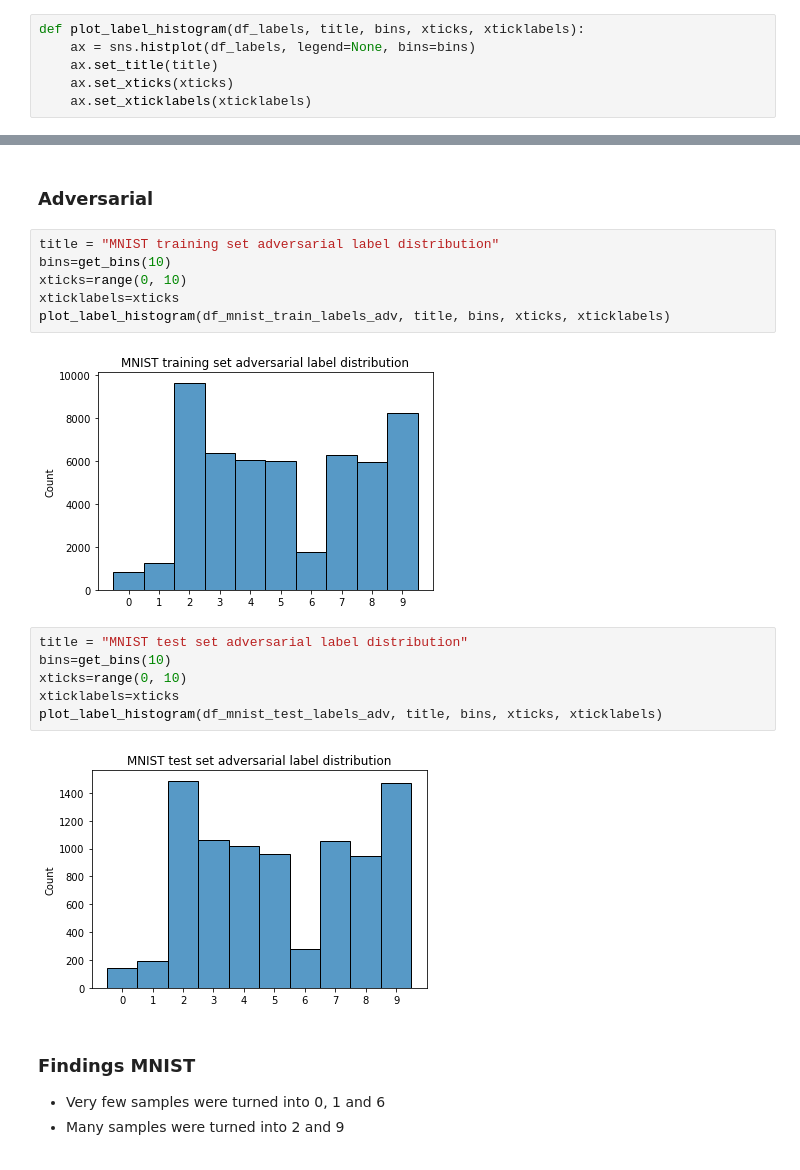
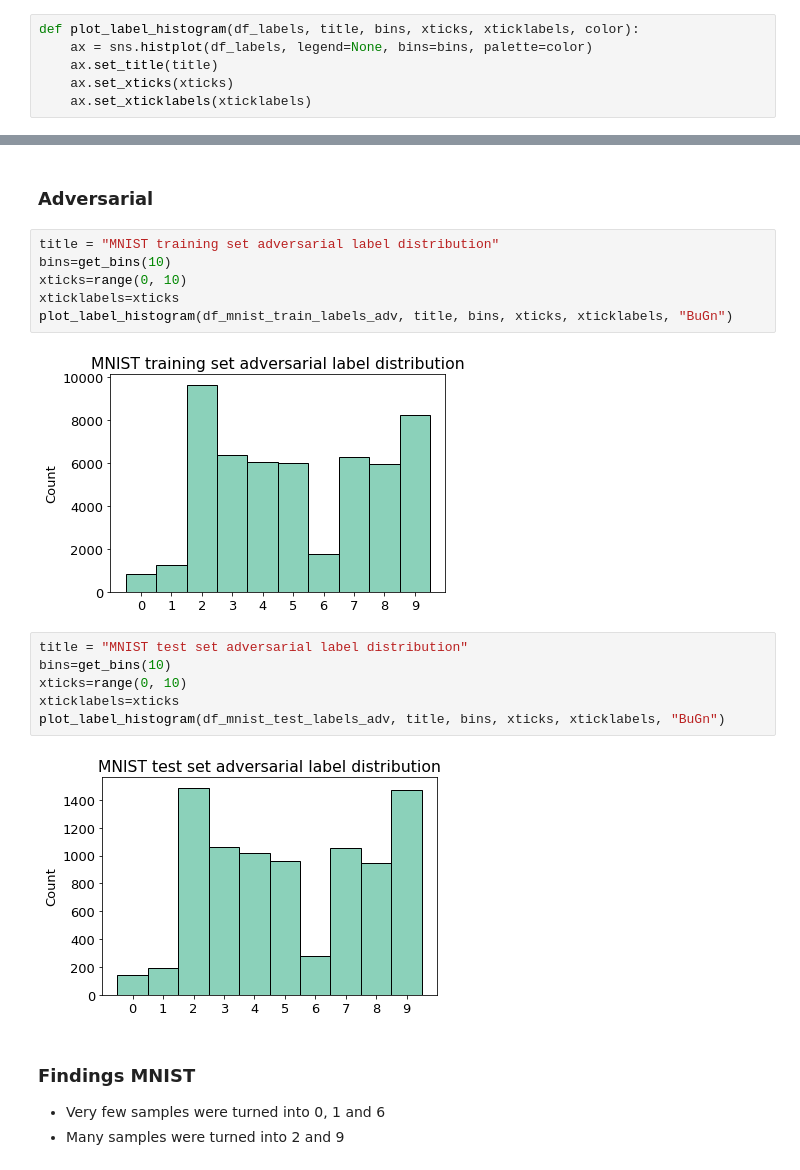
Before and after one commit to inovex/hiding-adversarial-attacks, a Jupyter notebook: notebooks/1 EDA original and adversarial class distributions -- DeepFool.ipynb, the cells around one changed output, grey strips where cells are left out. Drawn from its saved outputs; the diff is of its cells as text.

```diff
--- a/notebooks/1 EDA original and adversarial class distributions -- DeepFool.ipynb
+++ b/notebooks/1 EDA original and adversarial class distributions -- DeepFool.ipynb
@@ -86,8 +128,8 @@ df_cifar10_test_labels_adv = pd.DataFrame(cifar10_test_labels_adv.numpy())
 def get_bins(ticks_count):
     return np.arange(0, ticks_count + 1)-0.5
 # %%
-def plot_label_histogram(df_labels, title, bins, xticks, xticklabels):
-    ax = sns.histplot(df_labels, legend=None, bins=bins)
+def plot_label_histogram(df_labels, title, bins, xticks, xticklabels, color):
+    ax = sns.histplot(df_labels, legend=None, bins=bins, palette=color)
     ax.set_title(title)
     ax.set_xticks(xticks)
     ax.set_xticklabels(xticklabels)
@@ -116,19 +257,19 @@ plot_label_histogram(df_mnist_test_labels, title, bins, xticks, xticklabels)
 # %%
 title = "MNIST training set adversarial label distribution"
 bins=get_bins(10)
 xticks=range(0, 10)
 xticklabels=xticks
-plot_label_histogram(df_mnist_train_labels_adv, title, bins, xticks, xticklabels)
+plot_label_histogram(df_mnist_train_labels_adv, title, bins, xticks, xticklabels, "BuGn")
 # %% [output]
-[figure, old version]
+[figure, new version]
 # %%
 title = "MNIST test set adversarial label distribution"
 bins=get_bins(10)
 xticks=range(0, 10)
 xticklabels=xticks
-plot_label_histogram(df_mnist_test_labels_adv, title, bins, xticks, xticklabels)
+plot_label_histogram(df_mnist_test_labels_adv, title, bins, xticks, xticklabels, "BuGn")
 # %% [output]
-[figure, old version]
+[figure, new version]
 # %% [markdown]
 ### Findings MNIST
 * Very few samples were turned into 0, 1 and 6
```
Also changed, not shown: parts of 32 cells of this notebook.
